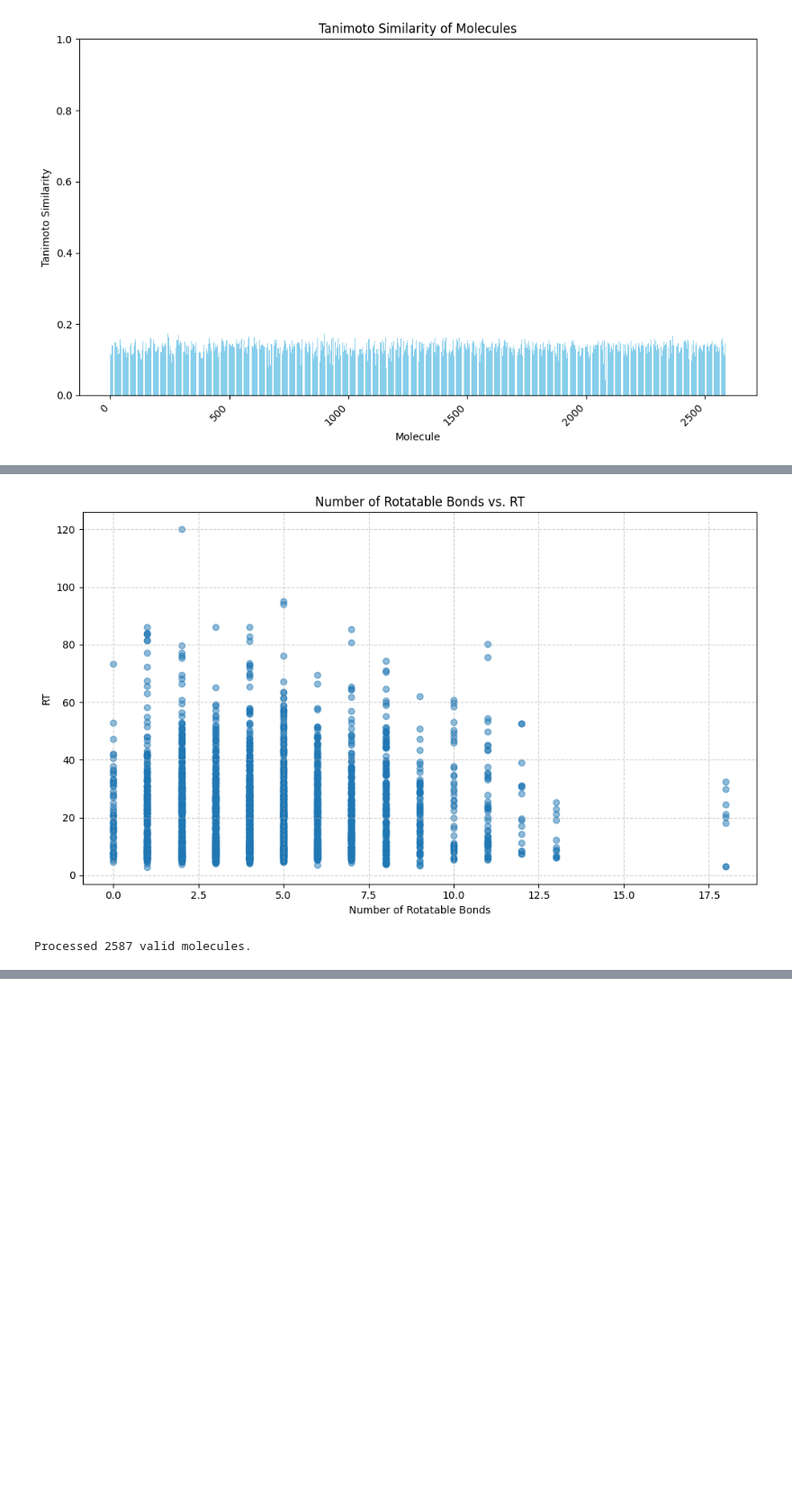
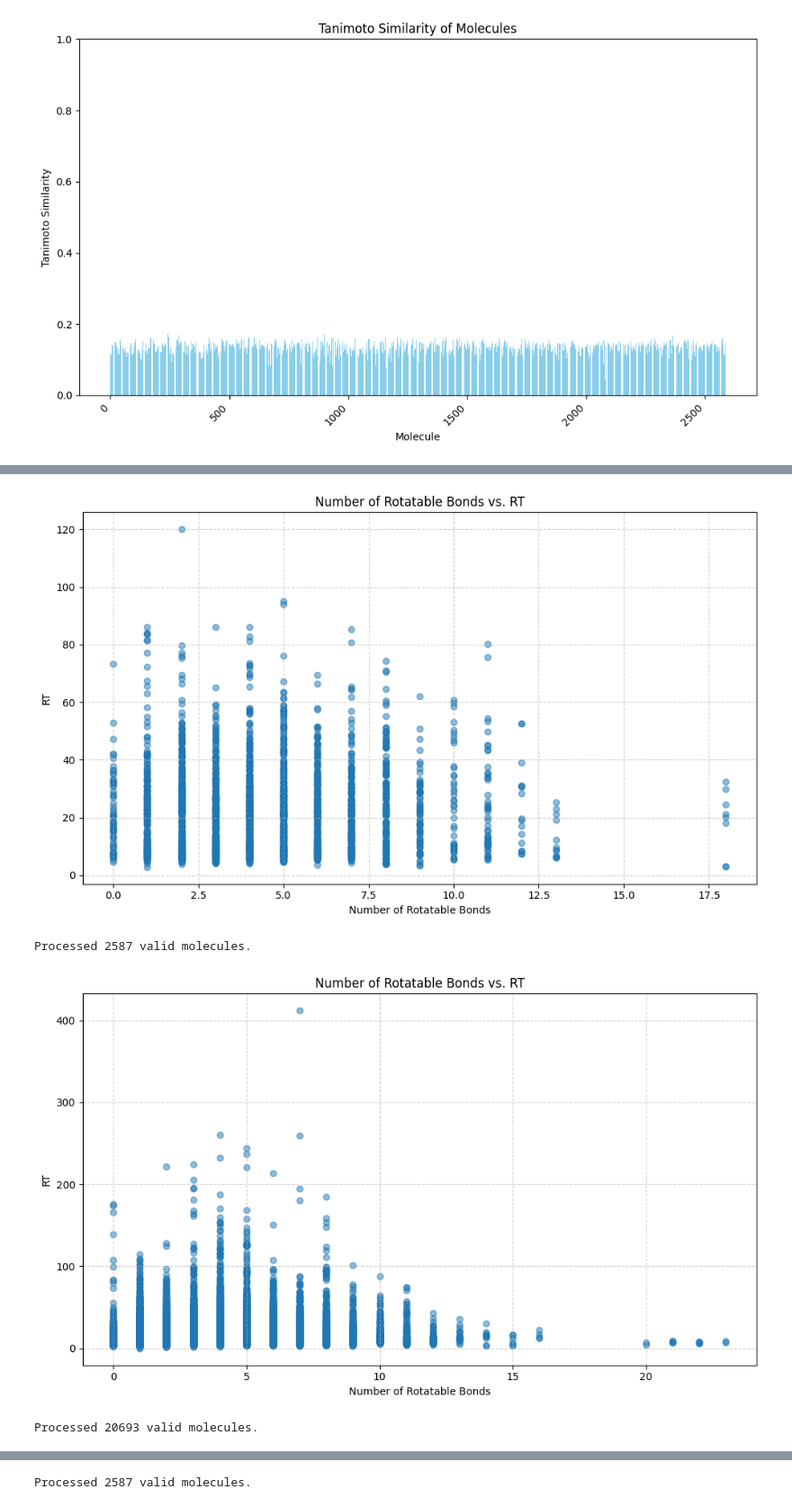
Before and after one commit to AlexanderGzyl/HPLC_ML_Leaderboard, a Jupyter notebook: ml/dataanalysis/data_split_eda.ipynb, the cells around one changed output, grey strips where cells are left out. Shown: that part at 90% size. Drawn from its saved outputs; the diff is of its cells as text; code cells hidden in the pictures; blank space fills up the shorter version.

```diff
--- a/ml/dataanalysis/data_split_eda.ipynb
+++ b/ml/dataanalysis/data_split_eda.ipynb
@@ -146,7 +319,11 @@ plot_rotatable_bonds_per_molecule(test_df['SMILES'].to_list())
 # %%
 from utils import plot_rotatable_bonds_vs_property
 
 plot_rotatable_bonds_vs_property(test_df, 'SMILES', 'RT')
+plot_rotatable_bonds_vs_property(train_df, 'SMILES', 'RT')
+plot_rotatable_bonds_vs_property(valid_df, 'SMILES', 'RT')
 # %% [output]
 [figure]
 Processed 2587 valid molecules.
+[figure, added]
+Processed 20693 valid molecules.
@@ -152,0 +331 @@ Processed 2587 valid molecules.
+Processed 2587 valid molecules.
```
Also changed, not shown: parts of 20 cells of this notebook, 1 other file.
